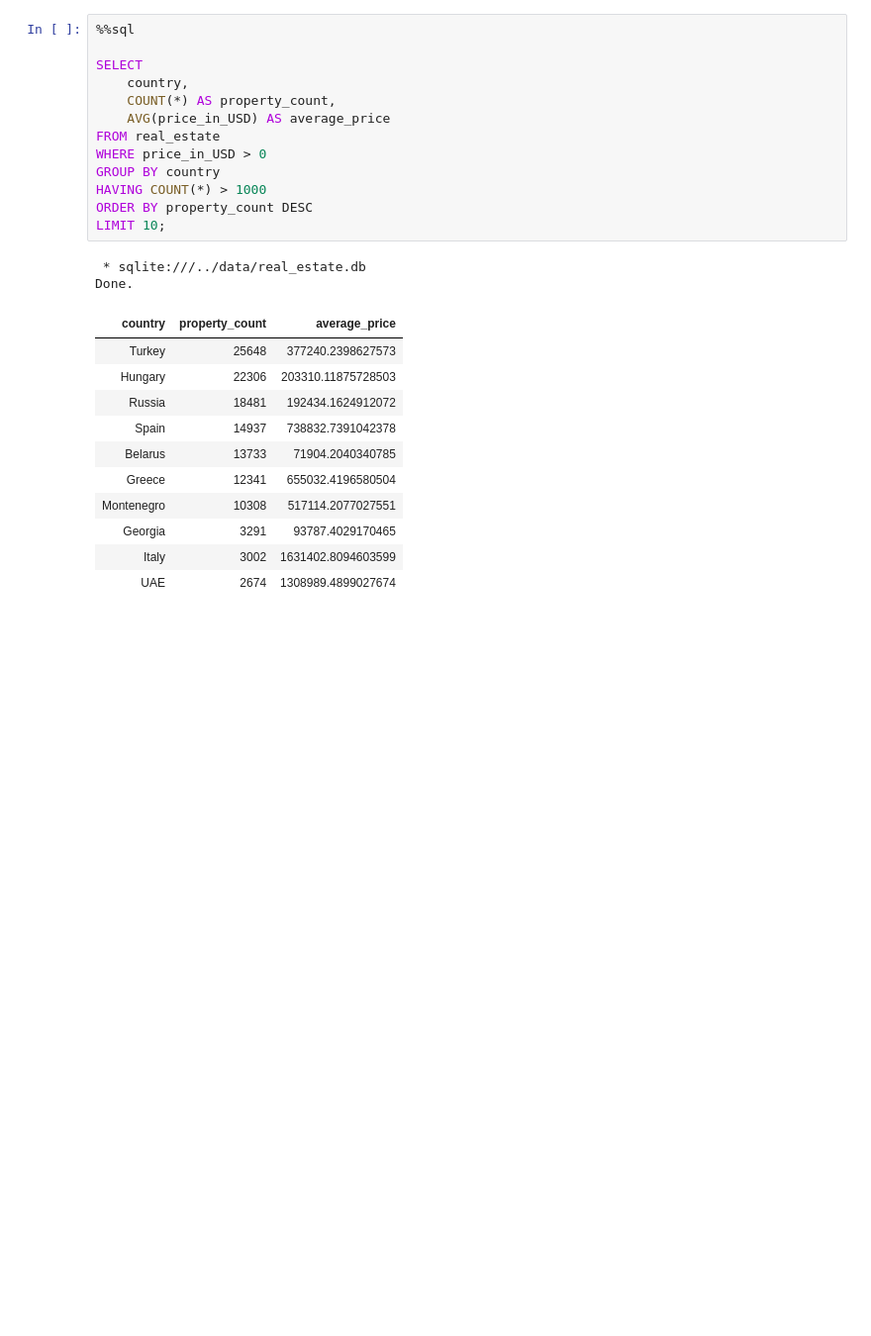
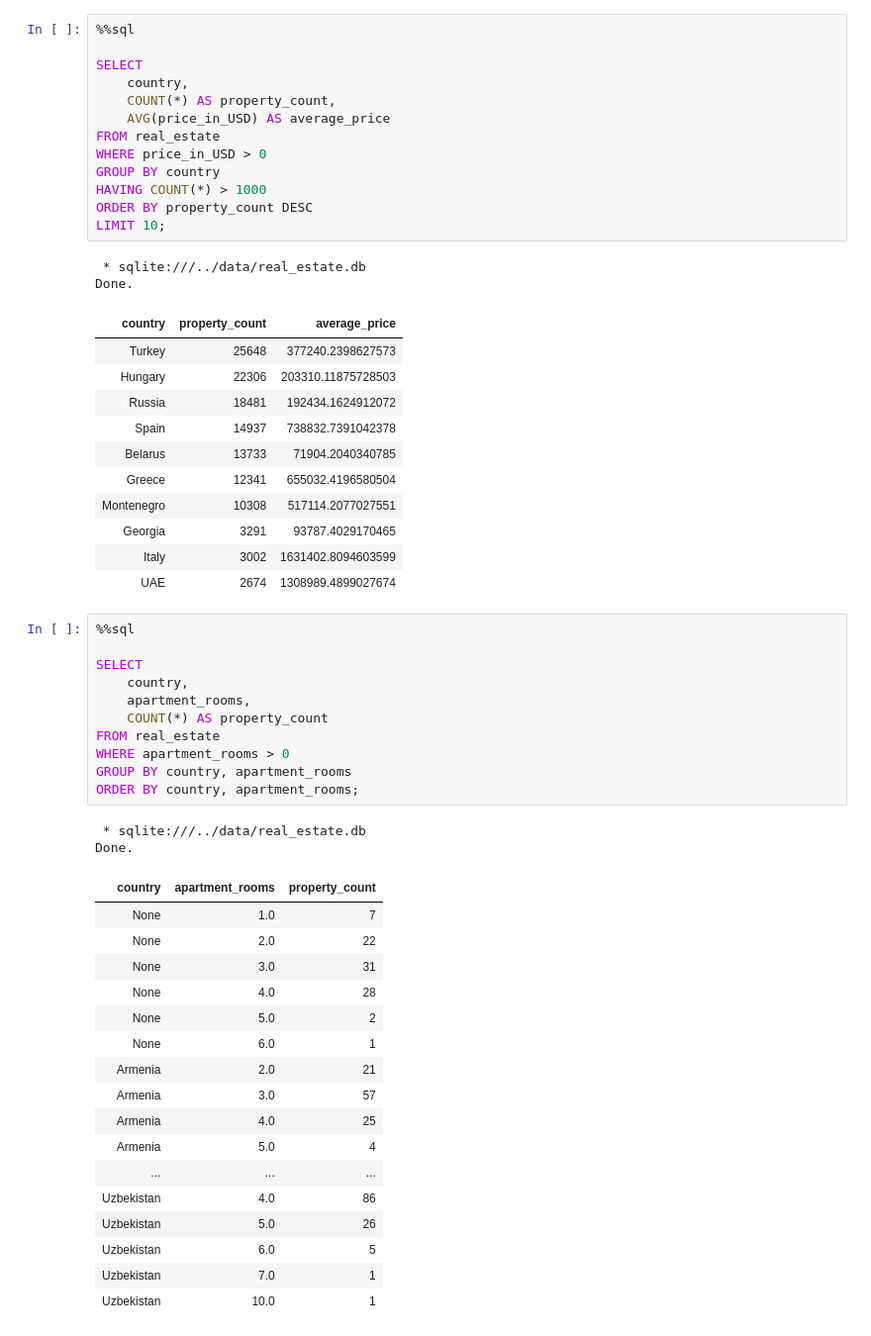
Before and after one commit to clia7/Data_Analytics_Journey, a Jupyter notebook: 05_Real_Estate_Case_Study/notebooks/04_Real_Estate_SQL.ipynb, the cells around one changed output. Shown at 99% size. Cells and saved outputs as stored; diff of their text form; blank space fills up the shorter version.

```diff
--- a/05_Real_Estate_Case_Study/notebooks/04_Real_Estate_SQL.ipynb
+++ b/05_Real_Estate_Case_Study/notebooks/04_Real_Estate_SQL.ipynb
@@ -463,3 +463,34 @@ Done.
 | Georgia | 3291 | 93787.4029170465 |
 | Italy | 3002 | 1631402.8094603599 |
 | UAE | 2674 | 1308989.4899027674 |
+# %%
+%%sql
+
+SELECT
+    country,
+    apartment_rooms,
+    COUNT(*) AS property_count
+FROM real_estate
+WHERE apartment_rooms > 0
+GROUP BY country, apartment_rooms
+ORDER BY country, apartment_rooms;
+# %% [output]
+ * sqlite:///../data/real_estate.db
+Done.
+| country | apartment_rooms | property_count |
+| None | 1.0 | 7 |
+| None | 2.0 | 22 |
+| None | 3.0 | 31 |
+| None | 4.0 | 28 |
+| None | 5.0 | 2 |
+| None | 6.0 | 1 |
+| Armenia | 2.0 | 21 |
+| Armenia | 3.0 | 57 |
+| Armenia | 4.0 | 25 |
+| Armenia | 5.0 | 4 |
+| ... | ... | ... |
+| Uzbekistan | 4.0 | 86 |
+| Uzbekistan | 5.0 | 26 |
+| Uzbekistan | 6.0 | 5 |
+| Uzbekistan | 7.0 | 1 |
+| Uzbekistan | 10.0 | 1 |
```
